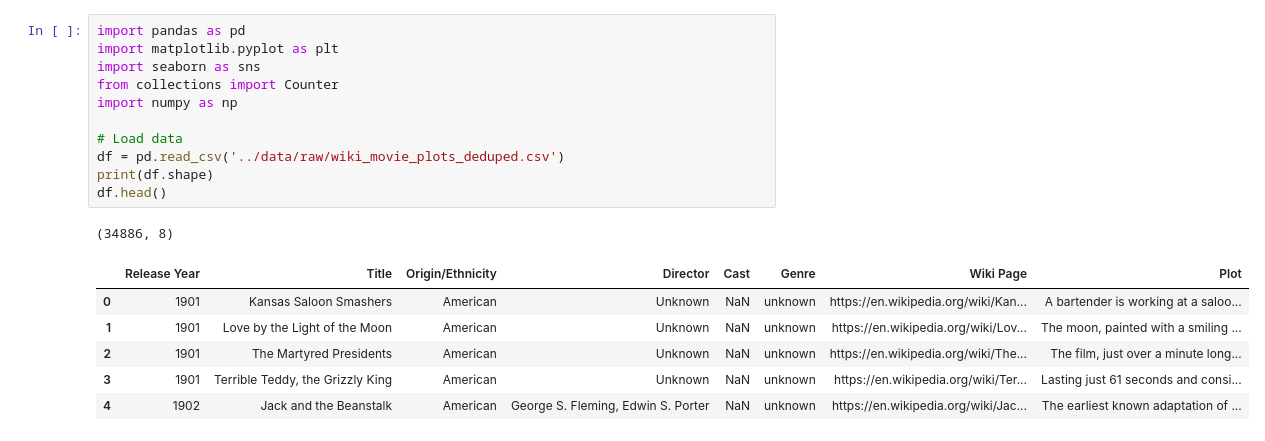
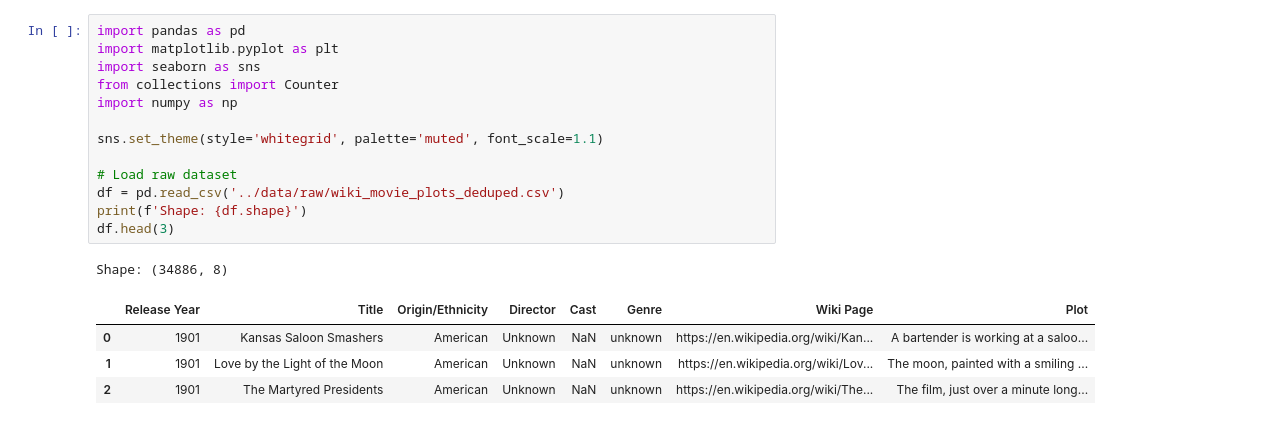
Before and after one commit to harivardhan888/Context-Aware-Language-Modeling, a Jupyter notebook: notebooks/01_eda_text_analysis.ipynb, the cells around one changed output. Drawn from its saved outputs; the diff is of its cells as text.

```diff
--- a/notebooks/01_eda_text_analysis.ipynb
+++ b/notebooks/01_eda_text_analysis.ipynb
@@ -1,19 +11,19 @@
 # %%
 import pandas as pd
 import matplotlib.pyplot as plt
 import seaborn as sns
 from collections import Counter
 import numpy as np
 
-# Load data
+sns.set_theme(style='whitegrid', palette='muted', font_scale=1.1)
+
+# Load raw dataset
 df = pd.read_csv('../data/raw/wiki_movie_plots_deduped.csv')
-print(df.shape)
-df.head()
+print(f'Shape: {df.shape}')
+df.head(3)
 # %% [output]
-(34886, 8)
+Shape: (34886, 8)
 |  | Release Year | Title | Origin/Ethnicity | Director | Cast | Genre | Wiki Page | Plot |
 | 0 | 1901 | Kansas Saloon Smashers | American | Unknown | NaN | unknown | https://en.wikipedia.org/wiki/Kan... | A bartender is working at a saloo... |
 | 1 | 1901 | Love by the Light of the Moon | American | Unknown | NaN | unknown | https://en.wikipedia.org/wiki/Lov... | The moon, painted with a smiling ... |
 | 2 | 1901 | The Martyred Presidents | American | Unknown | NaN | unknown | https://en.wikipedia.org/wiki/The... | The film, just over a minute long... |
-| 3 | 1901 | Terrible Teddy, the Grizzly King | American | Unknown | NaN | unknown | https://en.wikipedia.org/wiki/Ter... | Lasting just 61 seconds and consi... |
-| 4 | 1902 | Jack and the Beanstalk | American | George S. Fleming, Edwin S. Porter | NaN | unknown | https://en.wikipedia.org/wiki/Jac... | The earliest known adaptation of ... |
```
Also changed, not shown: parts of 10 cells of this notebook, 15 other files.
